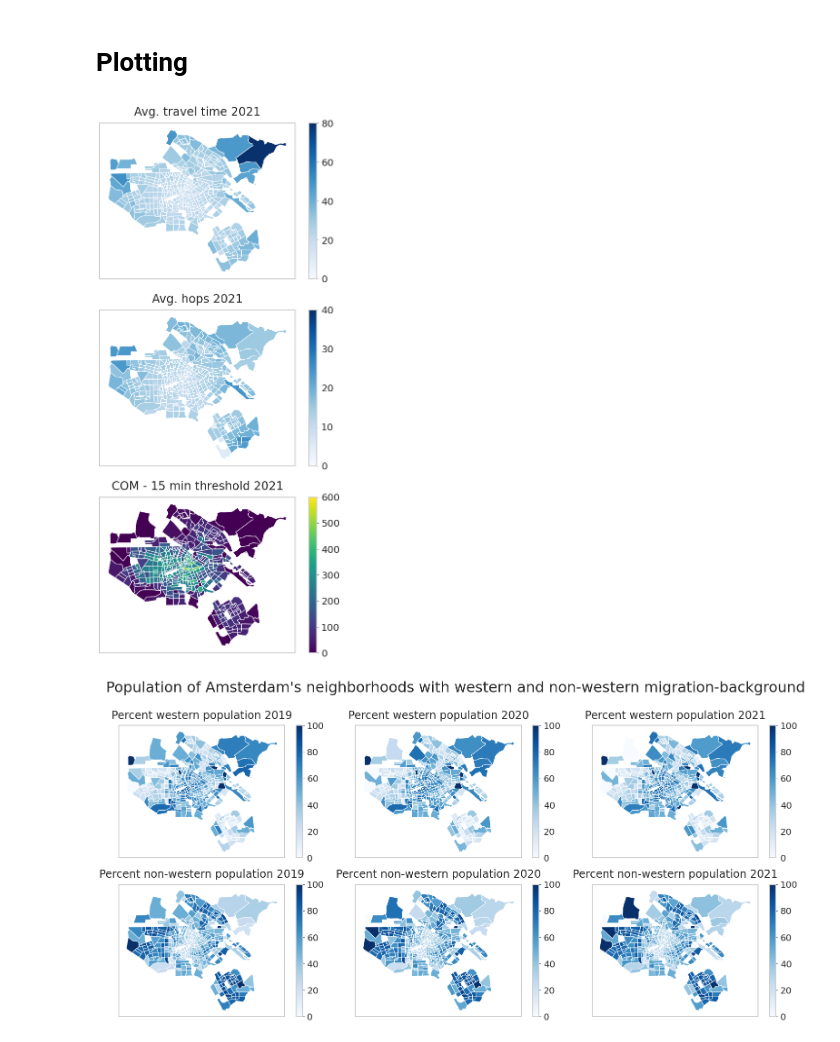
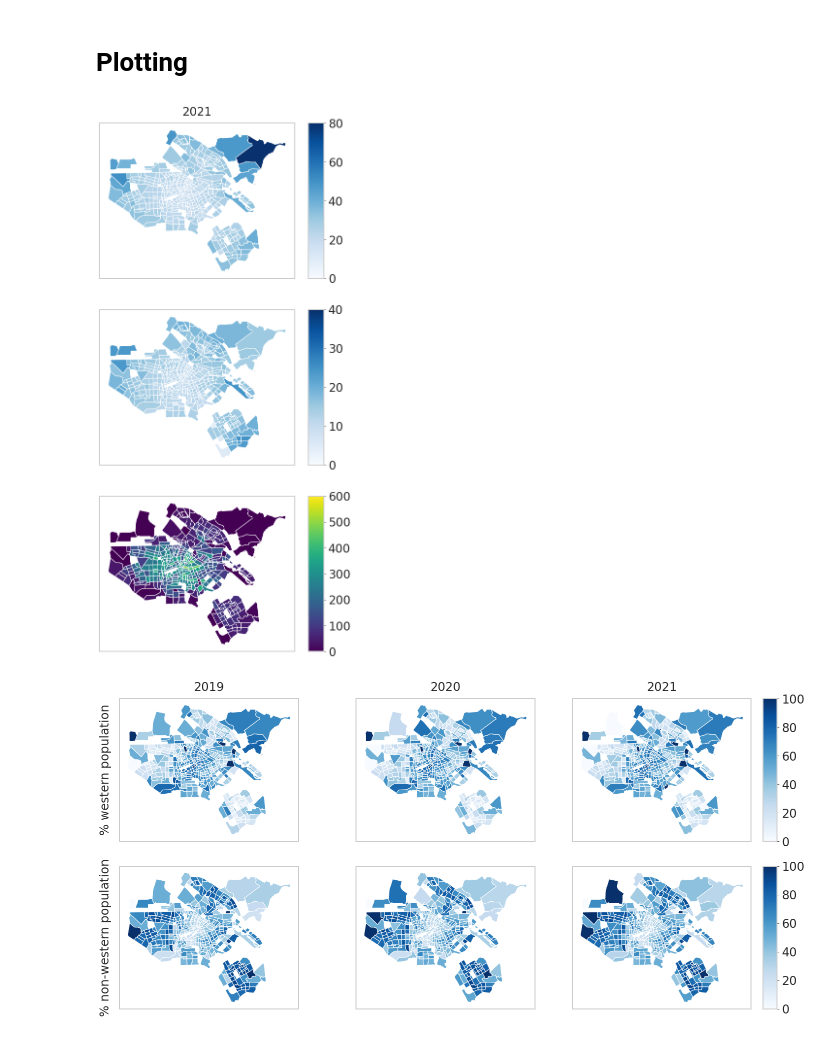
Before and after one commit to EquiCity/thesis, a Jupyter notebook: eda/notebooks/ams_transit_network_accessibility_analysis.ipynb, the cells around one changed output. Drawn from its saved outputs; the diff is of its cells as text; code cells hidden in the pictures.

Commit message:
adapted plots

```diff
--- a/eda/notebooks/ams_transit_network_accessibility_analysis.ipynb
+++ b/eda/notebooks/ams_transit_network_accessibility_analysis.ipynb
@@ -493,67 +493,97 @@ ig.plot(G_transit, target=base)
 # %%
 fig, ax = plt.subplots(3,1, figsize=(10,20))
 
 # divider = make_axes_locatable(ax[0])
 # cax = divider.append_axes("right", size="5%", pad=-1.2)
-buurt_avg_tt.plot(0, ax=ax[0], legend=True, vmin=0, vmax=80, cmap='Blues')#, legend_kwds={'cax':cax})
-ax[0].set_title(f"Avg. travel time {year}")
+ax[0].set_title(f"{year}")
+buurt_avg_tt.plot(0, ax=ax[0], legend=True, vmin=0, vmax=80, cmap='Blues', legend_kwds={'aspect':10})
+# ax[0].set_ylabel(f"Avg. travel time")
 ax[0].set_xticks([])
 ax[0].set_yticks([])
 
 # divider = make_axes_locatable(ax[1])
 # cax = divider.append_axes("right", size="5%", pad=-1.2)
-buurt_avg_hops.plot(0, ax=ax[1], legend=True, vmin=0, vmax=40, cmap='Blues')#, legend_kwds={'cax':cax})
-ax[1].set_title(f"Avg. hops {year}")
+buurt_avg_hops.plot(0, ax=ax[1], legend=True, vmin=0, vmax=40, cmap='Blues', legend_kwds={'aspect':10})
+# ax[1].set_ylabel(f"Avg. hops")
 ax[1].set_xticks([])
 ax[1].set_yticks([])
 
 # divider = make_axes_locatable(ax[2])
 # cax = divider.append_axes("right", size="5%", pad=-1.2)
-buurt_15min_pois.plot(0, ax=ax[2], legend=True, cmap='viridis', vmin=0, vmax=600)#, legend_kwds={'cax':cax})
-ax[2].set_title(f"COM - 15 min threshold {year}")
+buurt_15min_pois.plot(0, ax=ax[2], legend=True, cmap='viridis', vmin=0, vmax=600, legend_kwds={'aspect':10})
+# ax[2].set_ylabel(f"COM - 15 min threshold")
 ax[2].set_xticks([])
 ax[2].set_yticks([])
 # fig.tight_layout()
 plt.savefig(f'/home/rico/Documents/thesis/eda/notebooks/plots/amsterdam_accessibility_analysis/travel_metrics_{year}.svg')
 # %% [output]
-[figure, old version]
+[figure, new version]
 # %%
-fig, ax = plt.subplots(2,3, figsize=(22,10))
-data_dict[2019]["percent_western"].plot(column='p_w_100', cmap='Blues', ax=ax[0][0], legend=True, label='Percent Western Population')
-ax[0][0].set_title("Percent western population 2019")
+from matplotlib import rcParams
+params = {
+    'axes.labelsize': 20,
+    'axes.titlepad': 15,
+    'axes.titlesize': 24,
+    'font.size': 24,
+    'legend.fontsize': 24,
+    'axes.labelsize' : 24,
+    'text.usetex': False,
+    'figure.figsize': [5,5],
+    'axes.labelpad' : 16,
+    'lines.linewidth' : 2,
+    "figure.edgecolor": "black",
+    'axes.linewidth':2,
+    'xtick.major.pad':6,
+    'ytick.major.pad':6,
+    'xtick.minor.pad':6,
+    'ytick.minor.pad':6
+}
+rcParams['agg.path.chunksize'] = 10000
+rcParams.update(params)
+
+
+fig, ax = plt.subplots(2,3, figsize=(21,10), sharex=True, sharey=True)
+data_dict[2019]["percent_western"].plot(column='p_w_100', cmap='Blues', ax=ax[0][0], legend=False, label='Percent Western Population')
+ax[0][0].set_title("2019")
+ax[0][0].set_ylabel("% western population")
 ax[0][0].set_xticks([])
 ax[0][0].set_yticks([])
 
-data_dict[2019]["percent_non_western"].plot(column='p_nw_100', cmap='Blues', ax=ax[1][0], legend=True)
-ax[1][0].set_title("Percent non-western population 2019")
+data_dict[2019]["percent_non_western"].plot(column='p_nw_100', cmap='Blues', ax=ax[1][0], legend=False)
+# ax[1][0].set_title("")
+ax[1][0].set_ylabel("% non-western population")
 ax[1][0].set_xticks([])
 ax[1][0].set_yticks([])
 
-data_dict[2020]["percent_western"].plot(column='p_w_100', cmap='Blues', ax=ax[0][1], legend=True, label='Percent Western Population')
-ax[0][1].set_title("Percent western population 2020")
+data_dict[2020]["percent_western"].plot(column='p_w_100', cmap='Blues', ax=ax[0][1], legend=False, label='Percent Western Population')
+ax[0][1].set_title("2020")
+# ax[0][1].set_ylabel("Percent western population")
 ax[0][1].set_xticks([])
 ax[0][1].set_yticks([])
 
-data_dict[2020]["percent_non_western"].plot(column='p_nw_100', cmap='Blues', ax=ax[1][1], legend=True)
-ax[1][1].set_title("Percent non-western population 2020")
+data_dict[2020]["percent_non_western"].plot(column='p_nw_100', cmap='Blues', ax=ax[1][1], legend=False)
+# ax[1][1].set_title("2020")
+# ax[1][1].set_ylabel("Percent non-western population")
 ax[1][1].set_xticks([])
 ax[1][1].set_yticks([])
 
-data_dict[2021]["percent_western"].plot(column='p_w_100', cmap='Blues', ax=ax[0][2], legend=True, label='Percent Western Population')
-ax[0][2].set_title("Percent western population 2021")
+data_dict[2021]["percent_western"].plot(column='p_w_100', cmap='Blues', ax=ax[0][2], legend=True, label='Percent Western Population' , legend_kwds={'aspect':10})
+ax[0][2].set_title("2021")
+# ax[0][2].set_ylabel("Percent western population")
 ax[0][2].set_xticks([])
 ax[0][2].set_yticks([])
 
-data_dict[2021]["percent_non_western"].plot(column='p_nw_100', cmap='Blues', ax=ax[1][2], legend=True)
-ax[1][2].set_title("Percent non-western population 2021")
+data_dict[2021]["percent_non_western"].plot(column='p_nw_100', cmap='Blues', ax=ax[1][2], legend=True , legend_kwds={'aspect':10})
+# ax[1][2].set_title("2021")
+# ax[1][2].set_ylabel("Percent non-western population")
 ax[1][2].set_xticks([])
 ax[1][2].set_yticks([])
 fig.tight_layout()
 
-fig.suptitle("Population of Amsterdam's neighborhoods with western and non-western migration-background", y=1.07, fontsize=32)
+# fig.suptitle("Population of Amsterdam's neighborhoods with western and non-western migration-background", y=1.07, fontsize=32)
 
 
 plt.savefig('/home/rico/Documents/thesis/eda/notebooks/plots/amsterdam_accessibility_analysis/western_non_western_2019_2021.svg')
 plt.savefig('/home/rico/Documents/thesis/eda/notebooks/plots/amsterdam_accessibility_analysis/western_non_western_2019_2021.png')
 # %% [output]
-[figure, old version]
+[figure, new version]
```
Also changed, not shown: parts of 9 cells of this notebook, 2 other files.
